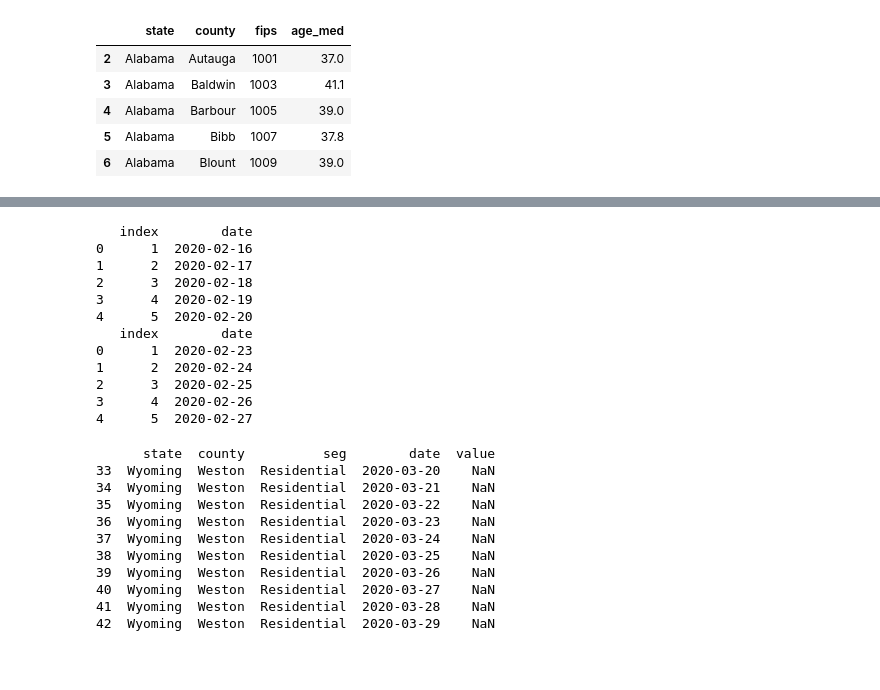
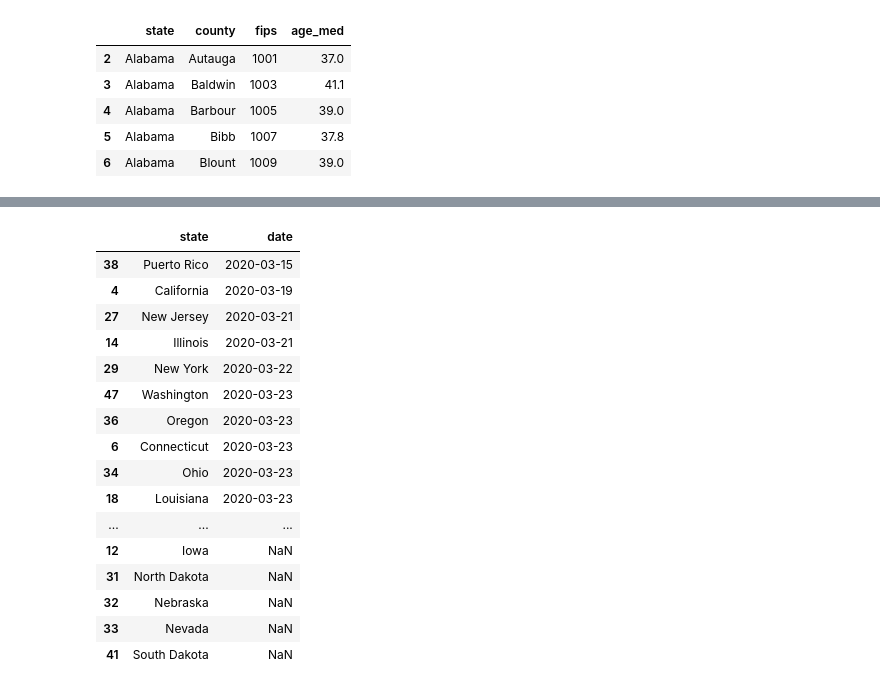
Before and after one commit to jwhendy/covid19, a Jupyter notebook: data_processing.ipynb, the cells around one changed output, grey strips where cells are left out. Drawn from its saved outputs; the diff is of its cells as text; code cells hidden in the pictures; blank space fills up the shorter version.

```diff
--- a/data_processing.ipynb
+++ b/data_processing.ipynb
@@ -313,19 +263,22 @@ df_m[df_m['delta'] > 1]
-# %%
-dts1 = pd.read_csv('mobility-report-data-extractor/config/dates_lookup_2020_03_29.csv')
-dts2 = pd.read_csv('mobility-report-data-extractor/config/dates_lookup_2020_04_05.csv')
-print(dts1.head())
-print(dts2.head())
-# %% [output]
-   index        date
-0      1  2020-02-16
-1      2  2020-02-17
-2      3  2020-02-18
-3      4  2020-02-19
-4      5  2020-02-20
-   index        date
-0      1  2020-02-23
-1      2  2020-02-24
-2      3  2020-02-25
-3      4  2020-02-26
-4      5  2020-02-27
+# %%
+sah = pd.read_csv('data/sah_dates.csv')
+sah.sort_values('date')
+# %% [output]
+|  | state | date |
+| 38 | Puerto Rico | 2020-03-15 |
+| 4 | California | 2020-03-19 |
+| 27 | New Jersey | 2020-03-21 |
+| 14 | Illinois | 2020-03-21 |
+| 29 | New York | 2020-03-22 |
+| 47 | Washington | 2020-03-23 |
+| 36 | Oregon | 2020-03-23 |
+| 6 | Connecticut | 2020-03-23 |
+| 34 | Ohio | 2020-03-23 |
+| 18 | Louisiana | 2020-03-23 |
+| ... | ... | ... |
+| 12 | Iowa | NaN |
+| 31 | North Dakota | NaN |
+| 32 | Nebraska | NaN |
+| 33 | Nevada | NaN |
+| 41 | South Dakota | NaN |
 # %%
@@ -337,14 +290,0 @@ p.save('mobility-by-segment.png', dpi=150, width=10, height=6)
-# %%
-print(df_ts.tail(10))
-# %% [output]
-      state  county          seg        date  value
-33  Wyoming  Weston  Residential  2020-03-20    NaN
-34  Wyoming  Weston  Residential  2020-03-21    NaN
-35  Wyoming  Weston  Residential  2020-03-22    NaN
-36  Wyoming  Weston  Residential  2020-03-23    NaN
-37  Wyoming  Weston  Residential  2020-03-24    NaN
-38  Wyoming  Weston  Residential  2020-03-25    NaN
-39  Wyoming  Weston  Residential  2020-03-26    NaN
-40  Wyoming  Weston  Residential  2020-03-27    NaN
-41  Wyoming  Weston  Residential  2020-03-28    NaN
-42  Wyoming  Weston  Residential  2020-03-29    NaN
```
Also changed, not shown: parts of 11 cells of this notebook, 2 other files.
